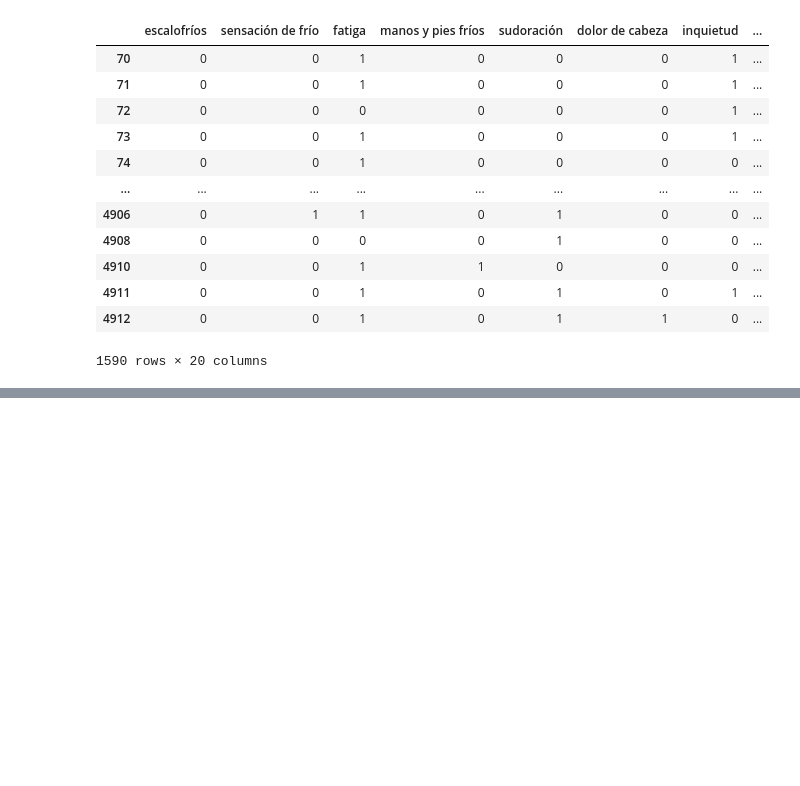
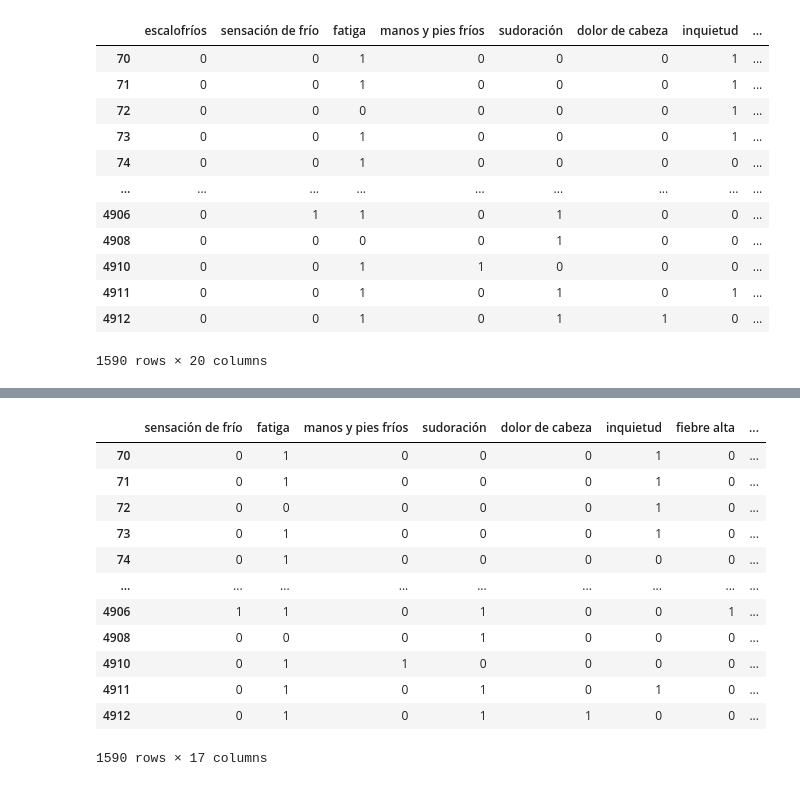
Before and after one commit to caroSeminario23/pulsera_inteligente, a Jupyter notebook: Analisis/Dataset2/analisis4.ipynb, the cells around one changed output, grey strips where cells are left out. Cells and saved outputs as stored; diff of their text form; code cells hidden in the pictures; blank space fills up the shorter version.

```diff
--- a/Analisis/Dataset2/analisis4.ipynb
+++ b/Analisis/Dataset2/analisis4.ipynb
@@ -685,0 +708,19 @@ data9
+# %%
+# Eliminar la columna 'escalofríos', 'deshidratación', 'debilidad en las extremidades' del dataframe
+data11 = data9.copy()
+data11 = data11.drop(['escalofríos', 'deshidratación', 'debilidad en las extremidades'], axis=1)
+data11
+# %% [output]
+|  | sensación de frío | fatiga | manos y pies fríos | sudoración | dolor de cabeza | inquietud | fiebre alta | ... |
+| 70 | 0 | 1 | 0 | 0 | 0 | 1 | 0 | ... |
+| 71 | 0 | 1 | 0 | 0 | 0 | 1 | 0 | ... |
+| 72 | 0 | 0 | 0 | 0 | 0 | 1 | 0 | ... |
+| 73 | 0 | 1 | 0 | 0 | 0 | 1 | 0 | ... |
+| 74 | 0 | 1 | 0 | 0 | 0 | 0 | 0 | ... |
+| ... | ... | ... | ... | ... | ... | ... | ... | ... |
+| 4906 | 1 | 1 | 0 | 1 | 0 | 0 | 1 | ... |
+| 4908 | 0 | 0 | 0 | 1 | 0 | 0 | 0 | ... |
+| 4910 | 0 | 1 | 1 | 0 | 0 | 0 | 0 | ... |
+| 4911 | 0 | 1 | 0 | 1 | 0 | 1 | 0 | ... |
+| 4912 | 0 | 1 | 0 | 1 | 1 | 0 | 0 | ... |
+1590 rows × 17 columns
```
Also changed, not shown: parts of 9 cells of this notebook, 5 other files.
